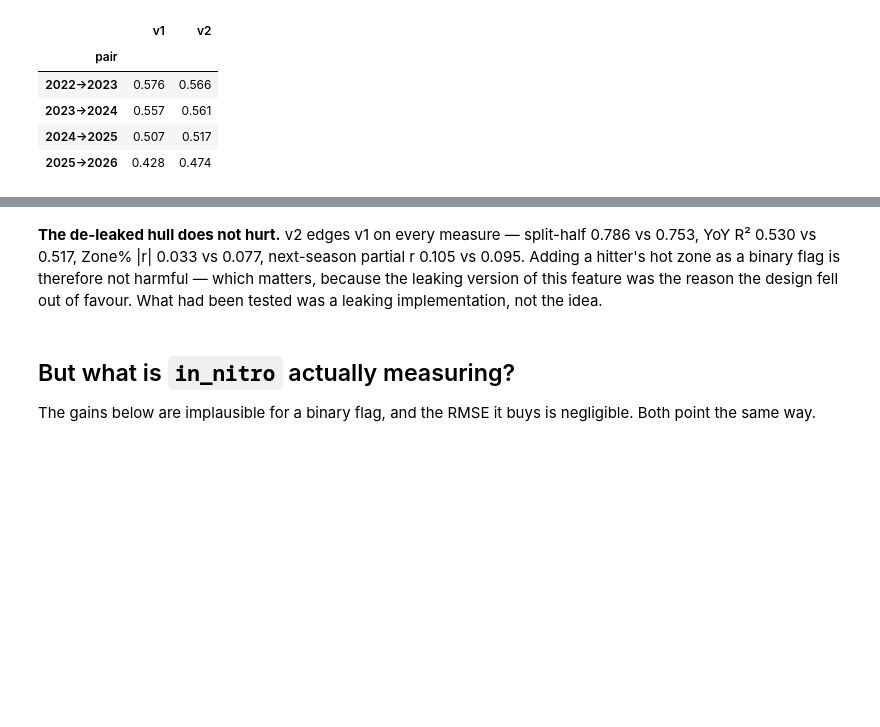
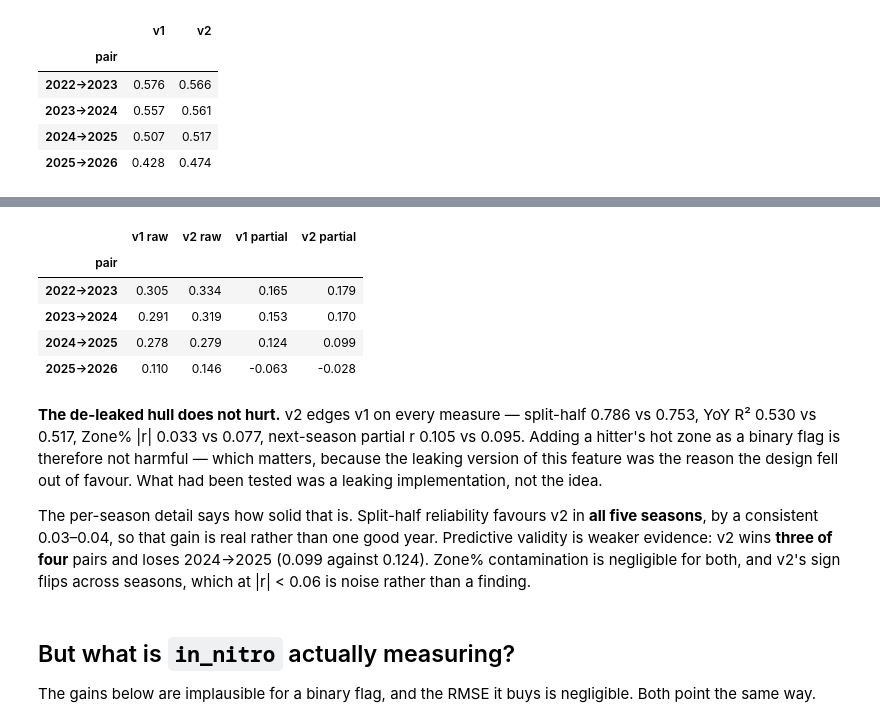
Before and after one commit to Jack1021ohoh/batter_decision_value, a Jupyter notebook: notebooks/v2_baseline.ipynb, the cells around one changed output, grey strips where cells are left out. Drawn from its saved outputs; the diff is of its cells as text; code cells hidden in the pictures; blank space fills up the shorter version.

```diff
--- a/notebooks/v2_baseline.ipynb
+++ b/notebooks/v2_baseline.ipynb
@@ -104,3 +160,16 @@ pd.concat([r1['yoy'].r2.rename('v1'), r2['yoy'].r2.rename('v2')], axis=1).round(
+# %%
+# Does season-t decision value predict season-t+1 production, once season-t
+# production is controlled for?
+pd.concat([r1['predictive'].r_raw.rename('v1 raw'), r2['predictive'].r_raw.rename('v2 raw'),
+           r1['predictive'].r_partial.rename('v1 partial'),
+           r2['predictive'].r_partial.rename('v2 partial')], axis=1).round(3)
+# %% [output]
+|  | v1 raw | v2 raw | v1 partial | v2 partial |
+| pair |  |  |  |  |
+| 2022->2023 | 0.305 | 0.334 | 0.165 | 0.179 |
+| 2023->2024 | 0.291 | 0.319 | 0.153 | 0.170 |
+| 2024->2025 | 0.278 | 0.279 | 0.124 | 0.099 |
+| 2025->2026 | 0.110 | 0.146 | -0.063 | -0.028 |
 # %% [markdown]
 **The de-leaked hull does not hurt.** v2 edges v1 on every measure — split-half
 0.786 vs 0.753, YoY R² 0.530 vs 0.517, Zone% |r| 0.033 vs 0.077, next-season
@@ -108,6 +177,13 @@ partial r 0.105 vs 0.095. Adding a hitter's hot zone as a binary flag is
 therefore not harmful — which matters, because the leaking version of this
 feature was the reason the design fell out of favour. What had been tested was
 a leaking implementation, not the idea.
+
+The per-season detail says how solid that is. Split-half reliability favours v2
+in **all five seasons**, by a consistent 0.03–0.04, so that gain is real rather
+than one good year. Predictive validity is weaker evidence: v2 wins **three of
+four** pairs and loses 2024→2025 (0.099 against 0.124). Zone% contamination is
+negligible for both, and v2's sign flips across seasons, which at |r| < 0.06 is
+noise rather than a finding.
 # %% [markdown]
 ## But what is `in_nitro` actually measuring?
 
```
Also changed, not shown: parts of 7 cells of this notebook.
